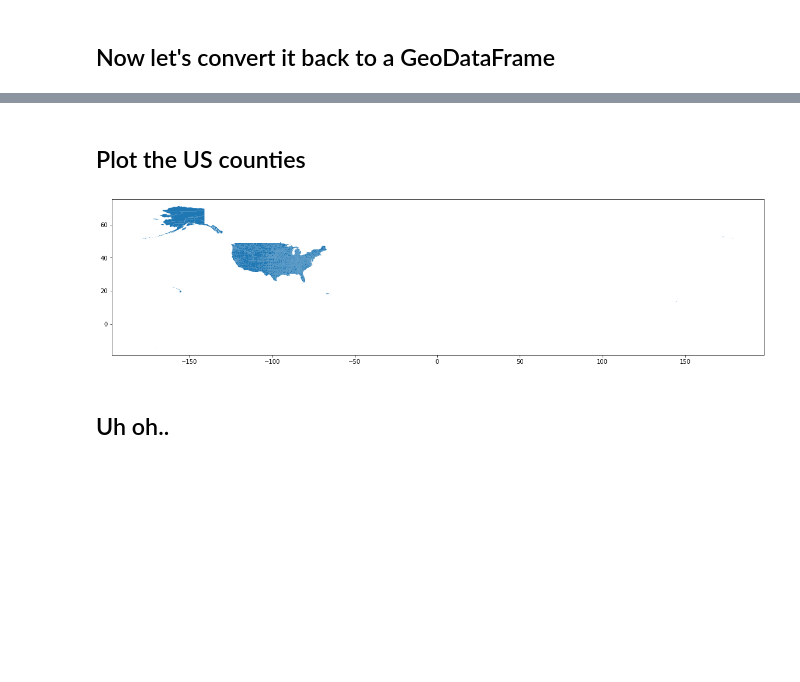
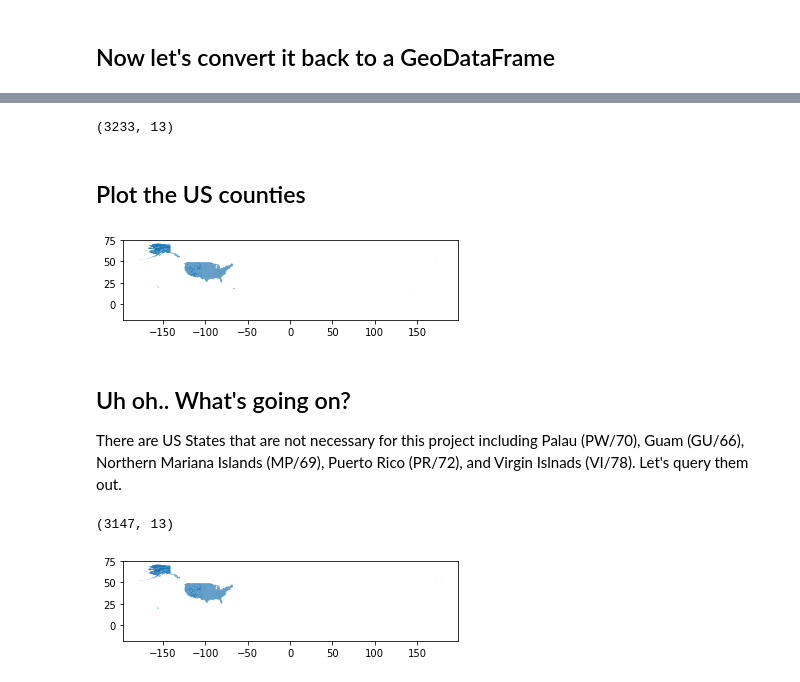
Before and after one commit to katkim0307/COVID-19_Response_Comparison, a Jupyter notebook: us_geodata.ipynb, the cells around one changed output, grey strips where cells are left out. Saved outputs shown, nothing was run; the diff lists cells and outputs as text; code cells hidden in the pictures; blank space fills up the shorter version.

```diff
--- a/us_geodata.ipynb
+++ b/us_geodata.ipynb
@@ -157,3 +157,8 @@ Data columns (total 3 columns):
  2    stusps  51 non-null     object
 dtypes: int64(1), object(2)
 memory usage: 1.3+ KB
+# %%
+fips_df.rename(columns=
+    {' fips': 'fips',
+    ' stusps': 'postcode',},
+    inplace=True)
@@ -273,11 +275,17 @@ us_counties_gdf.head()
 | 2 | 12 | 033 | 00295737 | 0500000US12033 | 12033 | Escambia | 06 | 1701544502 | 563927612 | POLYGON ((-87.62999 30.87766, -87... | Florida | ... |
 | 3 | 17 | 101 | 00424252 | 0500000US17101 | 17101 | Lawrence | 06 | 963936864 | 5077783 | POLYGON ((-87.91028 38.57493, -87... | Illinois | ... |
 | 4 | 28 | 153 | 00695797 | 0500000US28153 | 28153 | Wayne | 06 | 2099745573 | 7255476 | POLYGON ((-88.94317 31.78421, -88... | Mississippi | ... |
+# %%
+us_counties_gdf.shape
+# %% [output]
+(3233, 13)
 # %% [markdown]
 ## Plot the US counties
 # %%
-us_counties_gdf.plot(figsize=(20, 20));
+us_counties_gdf.plot();
 # %% [output]
-[figure, old version]
+[figure, new version]
-# %% [markdown]
-## Uh oh..
+# %% [markdown]
+## Uh oh..  What's going on?
+
+There are US States that are not necessary for this project including Palau (PW/70), Guam (GU/66), Northern Mariana Islands (MP/69), Puerto Rico (PR/72), and Virgin Islnads (VI/78).  Let's query them out.
@@ -283,0 +300,8 @@ us_counties_gdf.plot(figsize=(20, 20));
+# %%
+us_counties_gdf.shape
+# %% [output]
+(3147, 13)
+# %%
+us_counties_gdf.plot();
+# %% [output]
+[figure, added]
```
Also changed, not shown: parts of 8 cells of this notebook, 1 other file.
